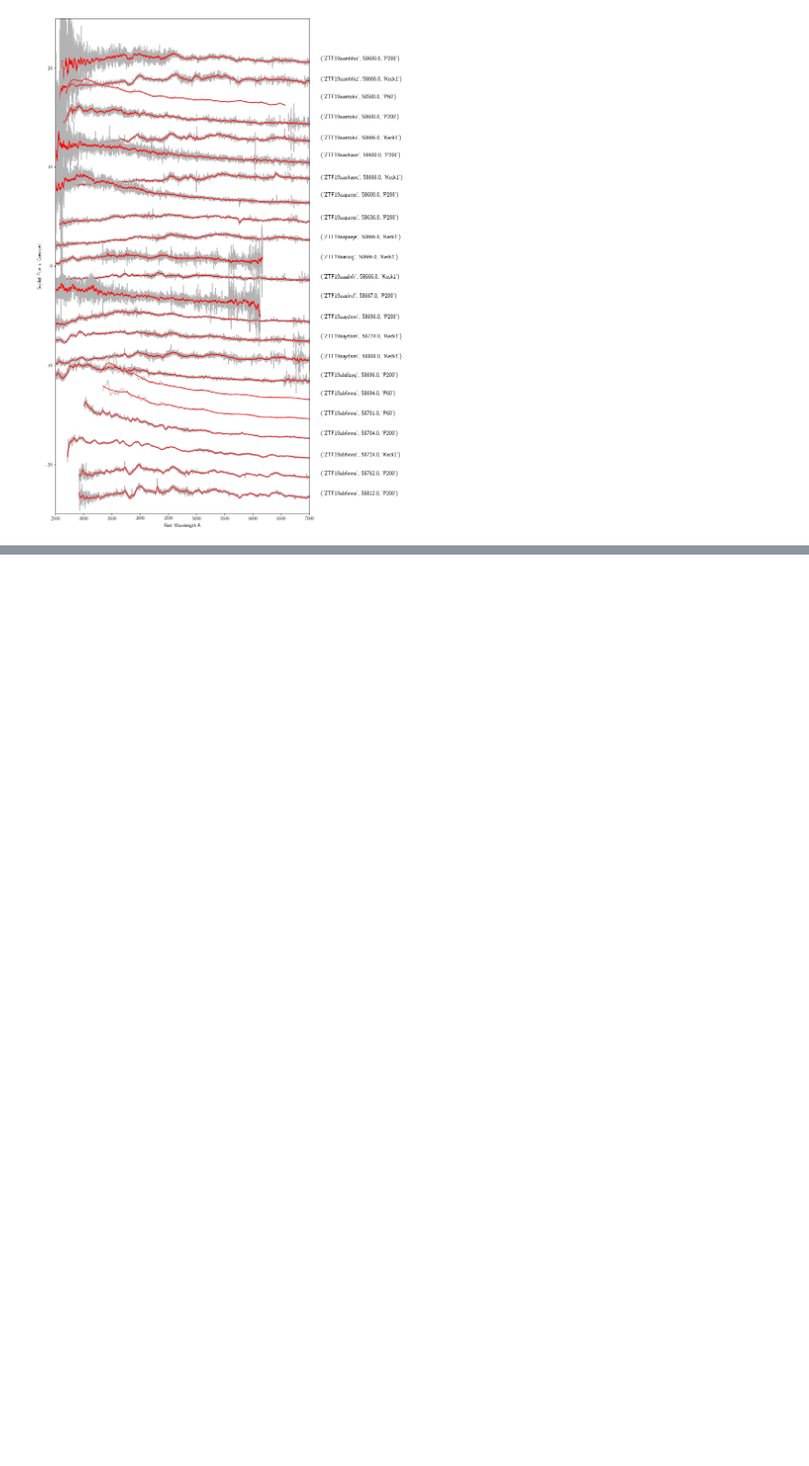
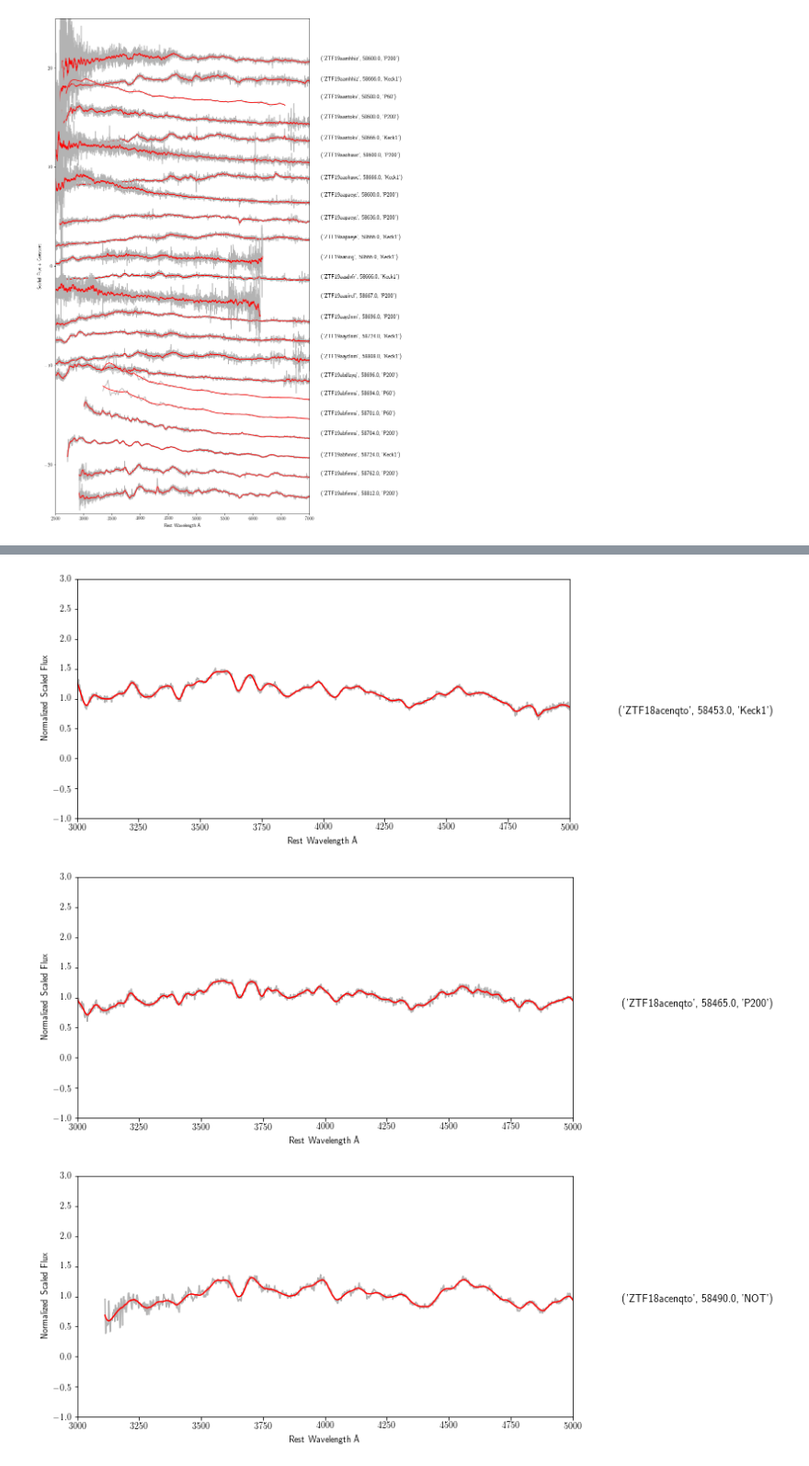
Before and after one commit to Aishwarya113/Superluminous, a Jupyter notebook: download_spectra.ipynb, the cells around one changed output, grey strips where cells are left out. Shown at 92% size. Saved outputs shown, nothing was run; the diff lists cells and outputs as text; code cells hidden in the pictures; blank space fills up the shorter version.

Commit message:
normalize

```diff
--- a/download_spectra.ipynb
+++ b/download_spectra.ipynb
@@ -382,42 +431,38 @@ sorted
 # %%
 plotx = []
 ploty = []
-
-plotx_new = []
-ploty_new = []
 
 label = [[],[]]
 text = []
 rest = []
 instrument = []
-julian = []
 
-for t in targets[15:20]: # Go through the list of ZTFnames in the ascii file
-    print(t)
+for t in targets[1:2]: # Go through the list of ZTFnames in the ascii file
+    print (t)
 
     directory = glob.glob("data/new/%s/spectra/*.ascii"%t) #where the spectra are stored
 
-    for d in directory: # go through all the spectra
+    for d in directory: # go through all the spectra for a single source
 
         l = d.split("/")[4] # gets the ascii file name, ex:"ZTF18abszecm_20181213_P200_v3.ascii" from the entire string
-        #print (l)     #check if working
+        #print (l)
 
         inst = l.split("_")[2]
         instrument.append(inst)
 
         date = l.split("_")[1]      # store just the date from the spectrum name
-        #print (date)     #check if working
+        #print (date)
 
         new_date = (date[0:4] + "-" + date[4:6] + "-" + date[6:8]) # change the date format from "20181018" to "2018-10-18"
-        #print (new_date)  #check if working
+        #print (new_date)
 
         normal_date = Time(new_date, format='iso') #convert to the acceptable format to change to MJD
 
         Julian_date = normal_date.mjd #convert to MJD
-        #print(Julian_date)
-        julian.append(Julian_date)
 
         label = (l.split("_")[0], Julian_date, l.split("_")[2]) #storing the required name and date of the spectrum for labeling
+        #print (label)
+
         text.append(label)    #append all the labels to an array to use later
 
         data = ascii.read(d)    #read in the ascii file
@@ -436,9 +481,53 @@ for t in targets[15:20]: # Go through the list of ZTFnames in the ascii file
         plotx.append(data_l)
         ploty.append(data_flux/mean) #Scaling flux for plotting
 
-    print(julian)
-    sort = np.argsort(julian)
-    print (sort)
+#print (instrument)
 
-print (instrument)
+
+const = 0   #increment
+count = 0 #increment
+inc = 0
+
+for k in zip(plotx,ploty):
+
+
+    #print(instrument[inc])
+
+    if instrument[inc] == "Keck1":
+
+        normalize_spectra()
+
+
+    elif instrument[inc] == "Keck2":
+
+        normalize_spectra()
+
+
+    elif instrument[inc] == "P200":
+
+        normalize_spectra()
+
+
+    elif instrument[inc] == "WHT":
+
+        normalize_spectra()
+
+
+    elif instrument[inc] == "VLT":
+
+        normalize_spectra()
+
+
+    elif instrument[inc] == "DCT":
+
+        normalize_spectra()
+
+
+    elif instrument[inc] == "NOT":
+
+        normalize_spectra()
+
+
+    inc += 1
+    count = count+1  #to go through the Text array and print appropriate text besides every spectra
 # %% [output]
@@ -461,0 +535,3 @@ data/new/ZTF18acslpji/spectra/ZTF18acslpji_20191121_Keck1_v1.ascii
+[figure, added]
+[figure, added]
+[figure, added]
```
Also changed, not shown: parts of 6 cells of this notebook.
